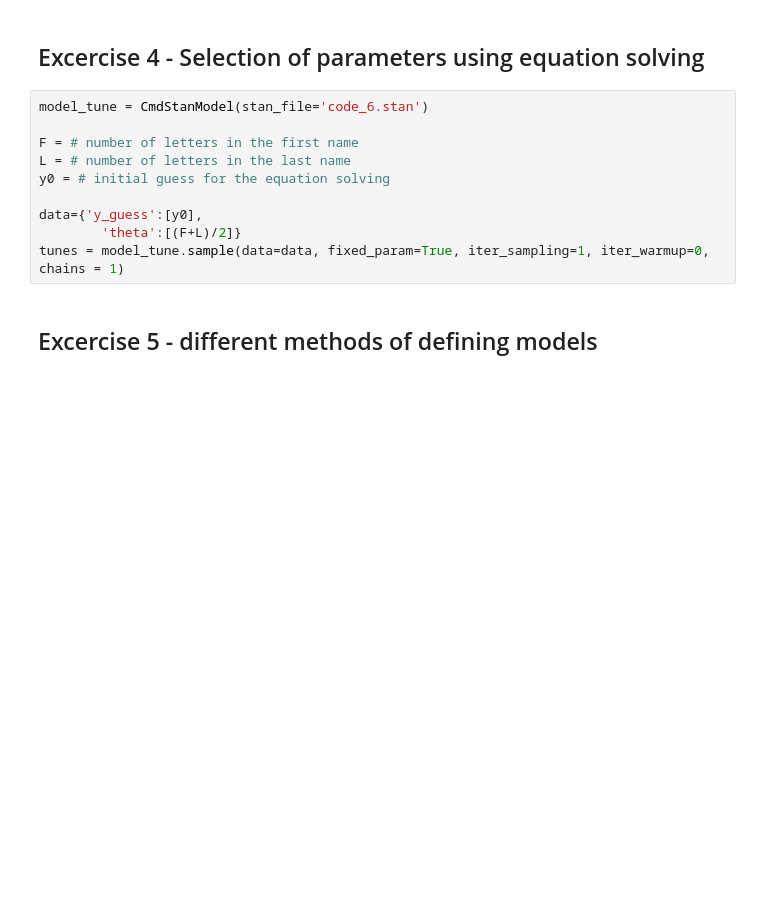
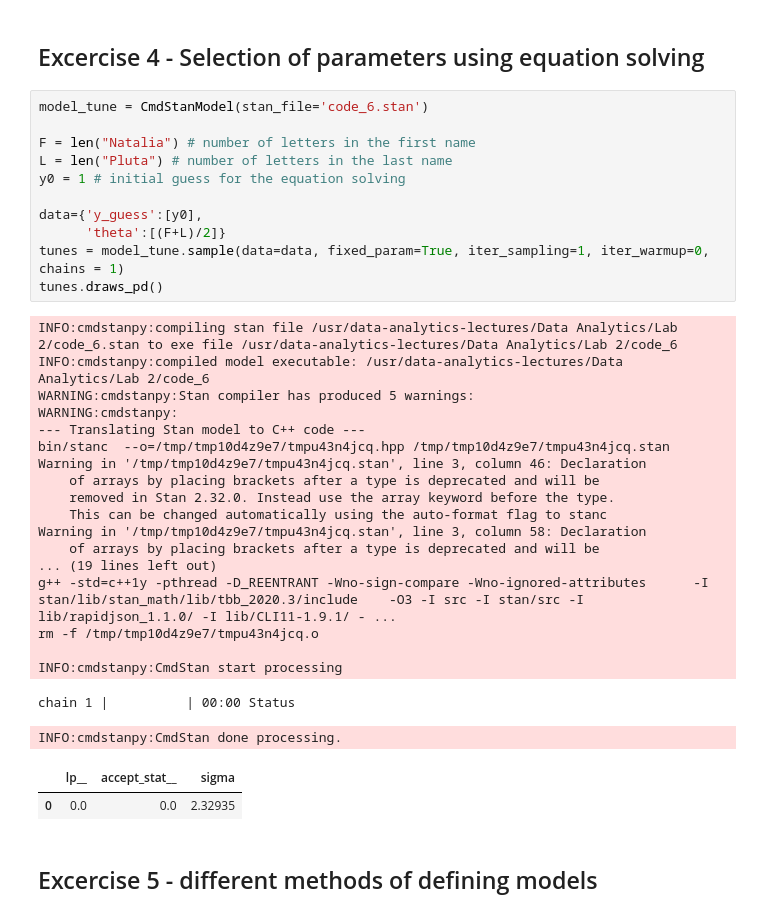
Before and after one commit to nmpluta/data-analytics-lectures, a Jupyter notebook: Data Analytics/Lab 2/lab2.ipynb, the cells around one changed output. Drawn from its saved outputs; the diff is of its cells as text; blank space fills up the shorter version.

```diff
--- a/Data Analytics/Lab 2/lab2.ipynb
+++ b/Data Analytics/Lab 2/lab2.ipynb
@@ -235,13 +252,36 @@ plt.show()
 # %%
 model_tune = CmdStanModel(stan_file='code_6.stan')
 
-F = # number of letters in the first name
-L = # number of letters in the last name
-y0 = # initial guess for the equation solving
+F = len("Natalia") # number of letters in the first name
+L = len("Pluta") # number of letters in the last name
+y0 = 1 # initial guess for the equation solving
 
 data={'y_guess':[y0],
-        'theta':[(F+L)/2]}
+      'theta':[(F+L)/2]}
 tunes = model_tune.sample(data=data, fixed_param=True, iter_sampling=1, iter_warmup=0, chains = 1)
+tunes.draws_pd()
+# %% [output]
+INFO:cmdstanpy:compiling stan file /usr/data-analytics-lectures/Data Analytics/Lab 2/code_6.stan to exe file /usr/data-analytics-lectures/Data Analytics/Lab 2/code_6
+INFO:cmdstanpy:compiled model executable: /usr/data-analytics-lectures/Data Analytics/Lab 2/code_6
+WARNING:cmdstanpy:Stan compiler has produced 5 warnings:
+WARNING:cmdstanpy:
+--- Translating Stan model to C++ code ---
+bin/stanc  --o=/tmp/tmp10d4z9e7/tmpu43n4jcq.hpp /tmp/tmp10d4z9e7/tmpu43n4jcq.stan
+Warning in '/tmp/tmp10d4z9e7/tmpu43n4jcq.stan', line 3, column 46: Declaration
+    of arrays by placing brackets after a type is deprecated and will be
+    removed in Stan 2.32.0. Instead use the array keyword before the type.
+    This can be changed automatically using the auto-format flag to stanc
+Warning in '/tmp/tmp10d4z9e7/tmpu43n4jcq.stan', line 3, column 58: Declaration
+    of arrays by placing brackets after a type is deprecated and will be
+... (19 lines left out)
+g++ -std=c++1y -pthread -D_REENTRANT -Wno-sign-compare -Wno-ignored-attributes      -I stan/lib/stan_math/lib/tbb_2020.3/include    -O3 -I src -I stan/src -I lib/rapidjson_1.1.0/ -I lib/CLI11-1.9.1/ - ...
+rm -f /tmp/tmp10d4z9e7/tmpu43n4jcq.o
+
+INFO:cmdstanpy:CmdStan start processing
+chain 1 |          | 00:00 Status
+INFO:cmdstanpy:CmdStan done processing.
+|  | lp__ | accept_stat__ | sigma |
+| 0 | 0.0 | 0.0 | 2.32935 |
 # %% [markdown]
 ## Excercise 5 - different methods of defining models
 # %%
```
Also changed, not shown: parts of 3 cells of this notebook, 2 other files.
